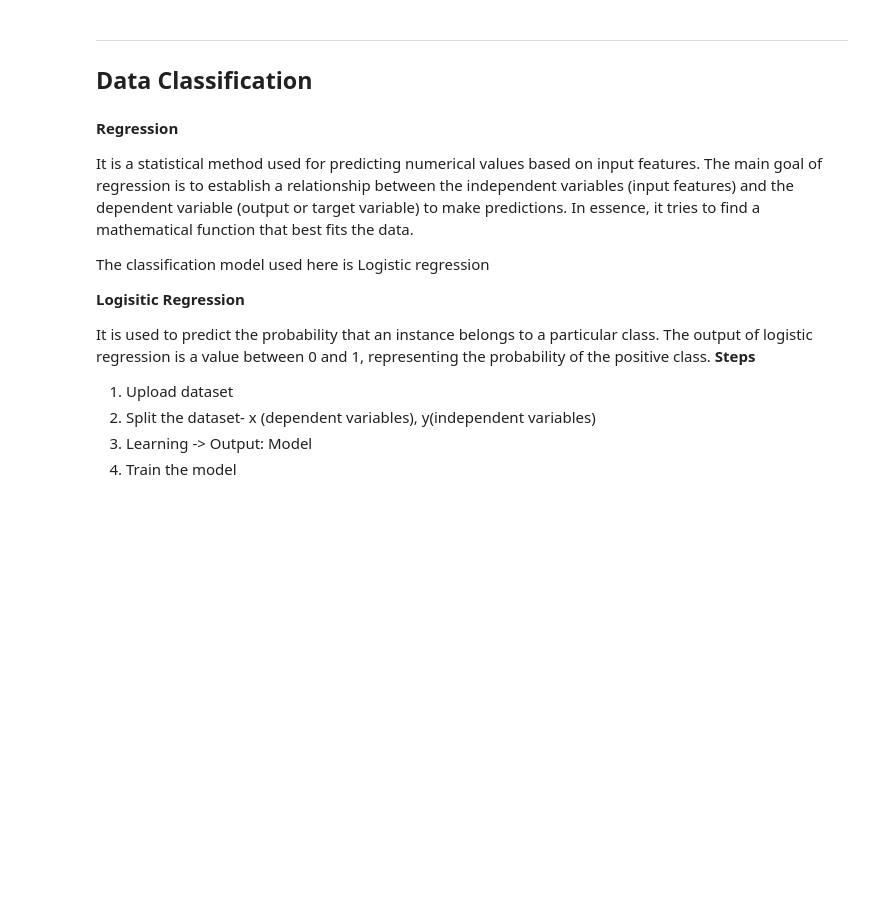
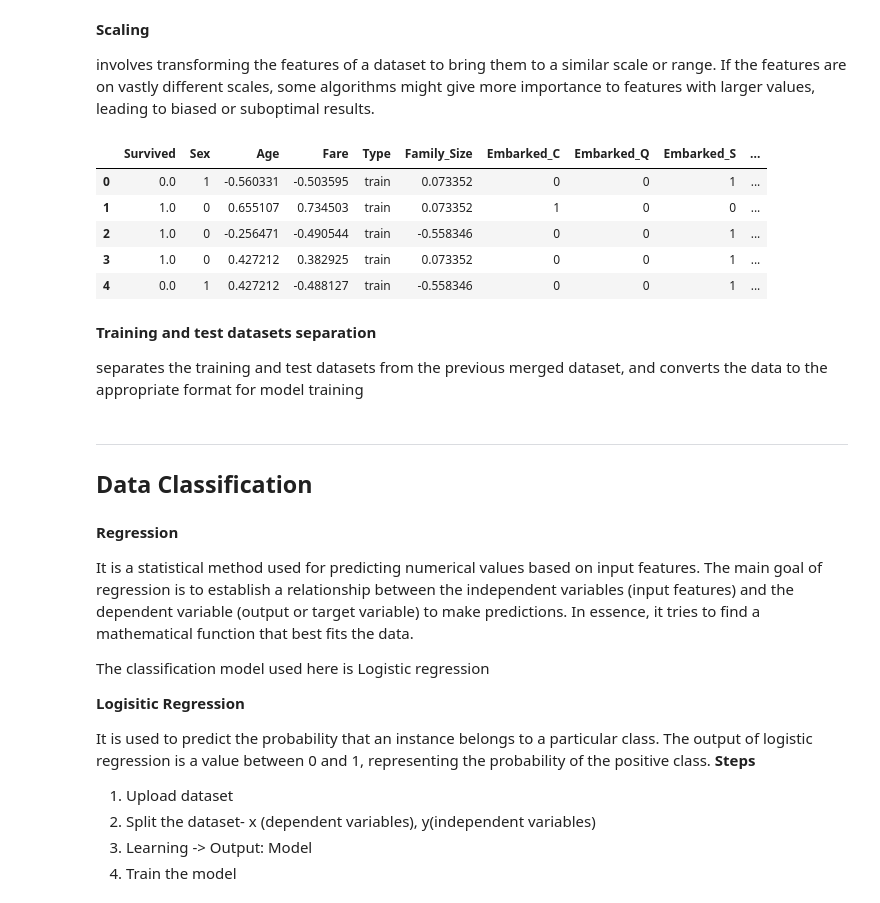
Before and after one commit to gokul-krishna-r/dm-logistic-regression, a Jupyter notebook: dm_regression.ipynb, the cells around one changed output. Drawn from its saved outputs; the diff is of its cells as text; code cells hidden in the pictures; blank space fills up the shorter version.

```diff
--- a/dm_regression.ipynb
+++ b/dm_regression.ipynb
@@ -2,0 +106,23 @@
+# %% [markdown]
+**Scaling**
+
+involves transforming the features of a dataset to bring them to a similar scale or range. If the features are on vastly different scales, some algorithms might give more importance to features with larger values, leading to biased or suboptimal results.
+# %%
+#Scaling
+continous=["Age","Fare","Family_Size"]
+scaler=StandardScaler()
+for val in continous:
+  data[val]=data[val].astype("float64")
+  data[val]=scaler.fit_transform(data[val].values.reshape(-1,1))
+data.head()
+# %% [output]
+|  | Survived | Sex | Age | Fare | Type | Family_Size | Embarked_C | Embarked_Q | Embarked_S | ... |
+| 0 | 0.0 | 1 | -0.560331 | -0.503595 | train | 0.073352 | 0 | 0 | 1 | ... |
+| 1 | 1.0 | 0 | 0.655107 | 0.734503 | train | 0.073352 | 1 | 0 | 0 | ... |
+| 2 | 1.0 | 0 | -0.256471 | -0.490544 | train | -0.558346 | 0 | 0 | 1 | ... |
+| 3 | 1.0 | 0 | 0.427212 | 0.382925 | train | 0.073352 | 0 | 0 | 1 | ... |
+| 4 | 0.0 | 1 | 0.427212 | -0.488127 | train | -0.558346 | 0 | 0 | 1 | ... |
+# %% [markdown]
+**Training and test datasets separation**
+
+separates the training and test datasets from the previous merged dataset, and converts the data to the appropriate format for model training
```
Also changed, not shown: parts of 14 cells of this notebook.
